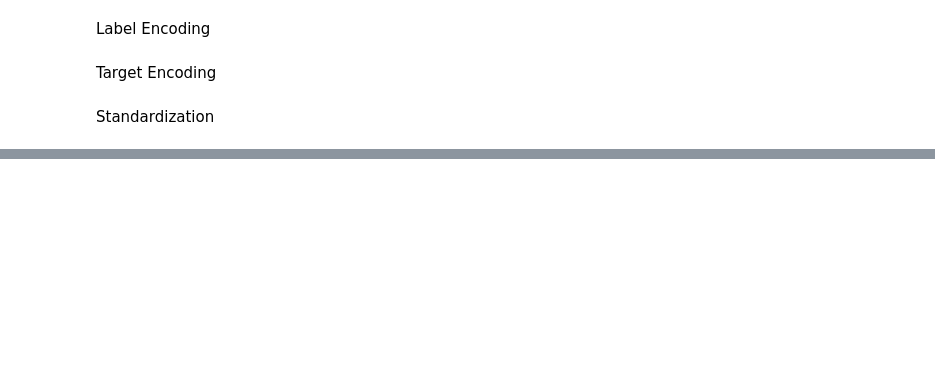
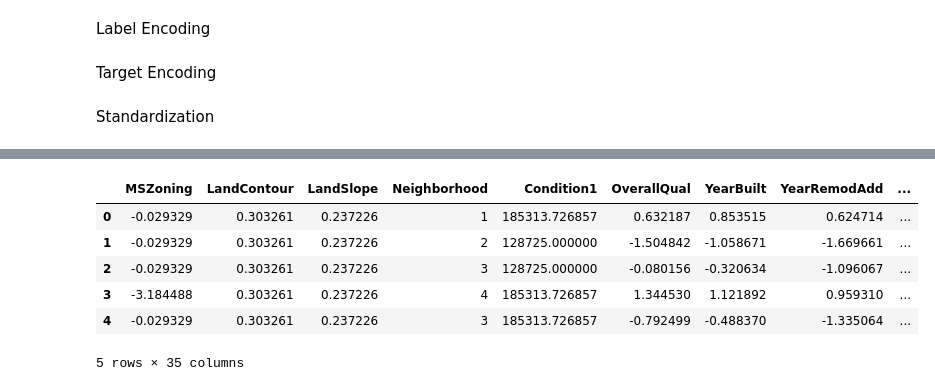
Before and after one commit to qianlan97/cs559-final, a Jupyter notebook: data pre-processing.ipynb, the cells around one changed output, grey strips where cells are left out. Cells and saved outputs as stored; diff of their text form; code cells hidden in the pictures; blank space fills up the shorter version.

```diff
--- a/data pre-processing.ipynb
+++ b/data pre-processing.ipynb
@@ -506,0 +840,20 @@ train_data.to_csv('final_train_data.csv', index=False)
+# %%
+cols_to_exclude = ['Neighborhood', 'Condition1', 'Foundation', 'BsmtExposure',
+                   'GarageType', 'SaleType', 'SaleCondition', 'SalePrice']
+
+numeric_cols_train = train_data.select_dtypes(include=['number']).columns.tolist()
+cols_to_standardize = [col for col in numeric_cols_test if col not in cols_to_exclude]
+
+scaler_traindata = StandardScaler()
+train_data[cols_to_standardize] = scaler.fit_transform(train_data[cols_to_standardize])
+
+train_data[cols_to_standardize].head()
+train_data.head()
+# %% [output]
+|  | MSZoning | LandContour | LandSlope | Neighborhood | Condition1 | OverallQual | YearBuilt | YearRemodAdd | ... |
+| 0 | -0.029329 | 0.303261 | 0.237226 | 1 | 185313.726857 | 0.632187 | 0.853515 | 0.624714 | ... |
+| 1 | -0.029329 | 0.303261 | 0.237226 | 2 | 128725.000000 | -1.504842 | -1.058671 | -1.669661 | ... |
+| 2 | -0.029329 | 0.303261 | 0.237226 | 3 | 128725.000000 | -0.080156 | -0.320634 | -1.096067 | ... |
+| 3 | -3.184488 | 0.303261 | 0.237226 | 4 | 185313.726857 | 1.344530 | 1.121892 | 0.959310 | ... |
+| 4 | -0.029329 | 0.303261 | 0.237226 | 3 | 185313.726857 | -0.792499 | -0.488370 | -1.335064 | ... |
+5 rows × 35 columns
```
Also changed, not shown: parts of 48 cells of this notebook, 2 other files.
